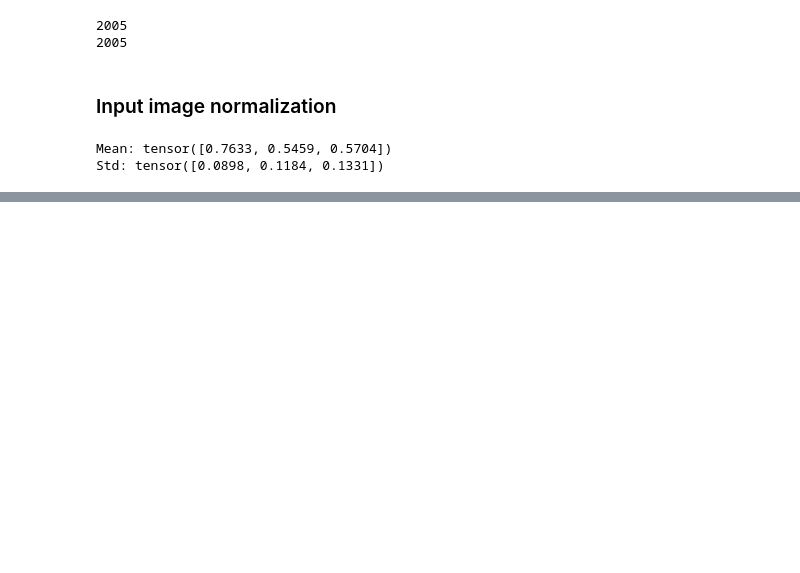
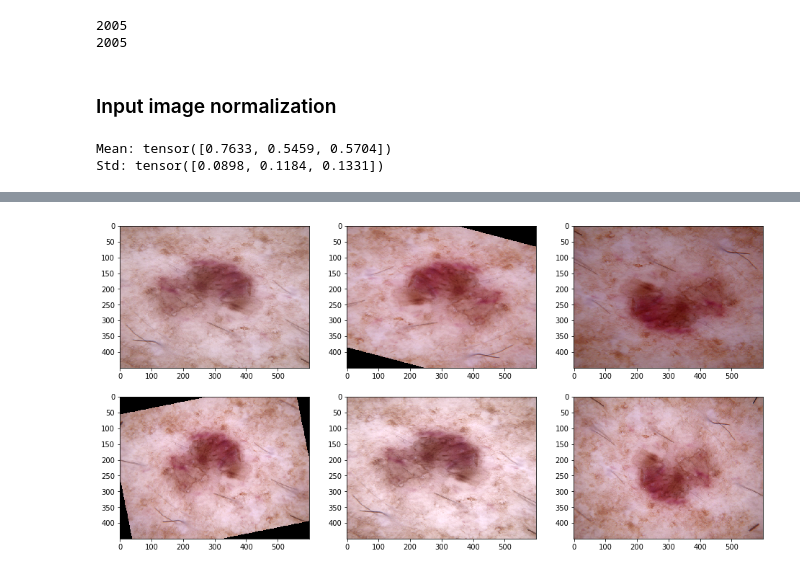
Before and after one commit to matteo-peltarion/classification-toolkit, a Jupyter notebook: notebooks/dataset_class.ipynb, the cells around one changed output, grey strips where cells are left out. Saved outputs shown, nothing was run; the diff lists cells and outputs as text; code cells hidden in the pictures; blank space fills up the shorter version.

Commit message:
Add data augmentation

```diff
--- a/notebooks/dataset_class.ipynb
+++ b/notebooks/dataset_class.ipynb
@@ -179,0 +190,24 @@ Std: tensor([0.0898, 0.1184, 0.1331])
+# %%
+da_transforms = get_data_augmentation_transforms(4)
+
+# Add ToPilImage for plotting
+da_transforms = transforms.Compose([da_transforms, transforms.ToPILImage()])
+# %%
+dataset_train = HAM10000(DATA_FOLDER, train_ids, da_transforms)
+# %%
+# Creates two subplots and unpacks the output array immediately
+n_rows = 2
+n_cols = 3
+# plt.figure()
+f, axes = plt.subplots(n_rows, n_cols, figsize=(16,8))
+for ii in range(n_rows * n_cols):
+    x = ii // n_cols
+    y = ii % n_cols
+#     print(x, y)
+    img, _ = dataset_train[0]
+    axes[x, y].imshow(img)
+# ax1.plot(x, y)
+# ax1.set_title('Sharing Y axis')
+# ax2.scatter(x, y)
+# %% [output]
+[figure, added]
```
Also changed, not shown: parts of 5 cells of this notebook, 2 other files.
